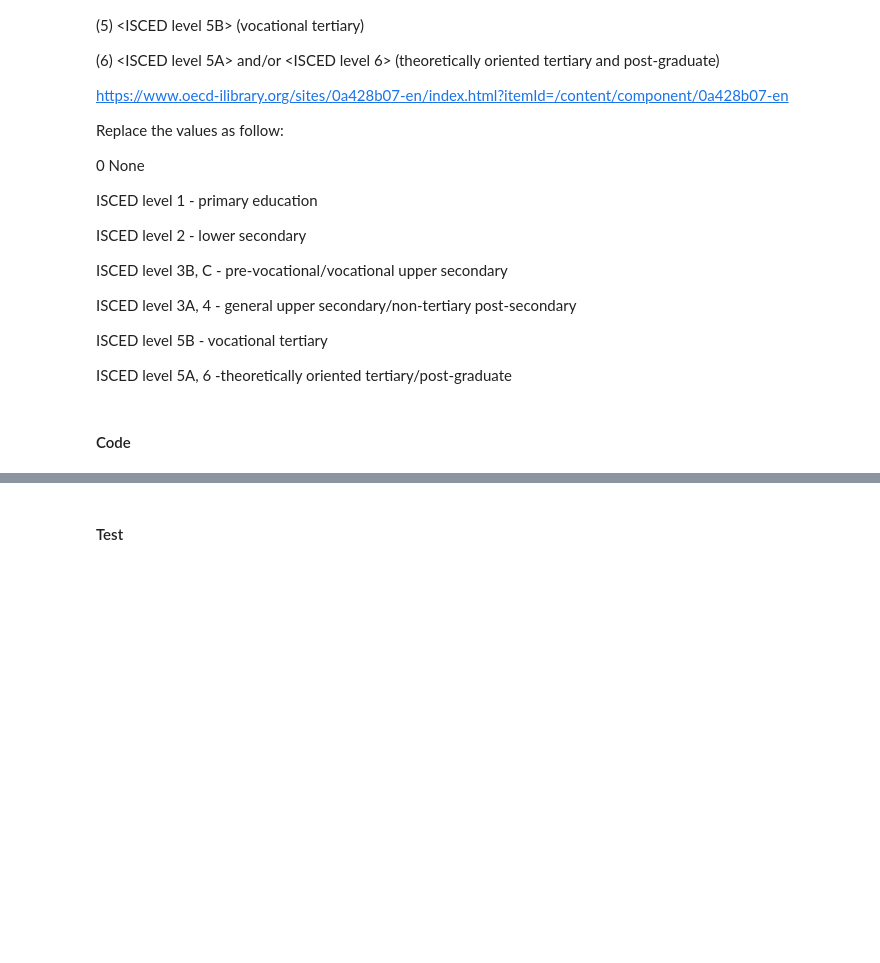
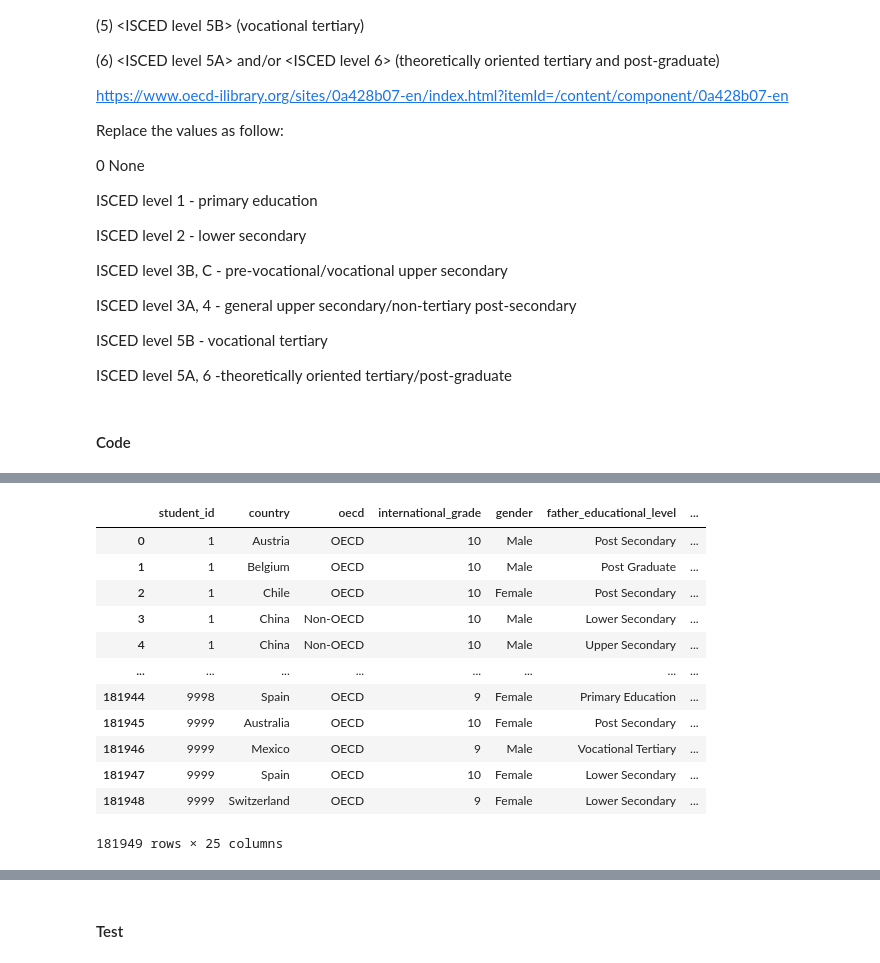
Before and after one commit to Daviedavie100/Pisa2012_data_analysis, a Jupyter notebook: Exploration.ipynb, the cells around one changed output, grey strips where cells are left out. Drawn from its saved outputs; the diff is of its cells as text; code cells hidden in the pictures; blank space fills up the shorter version.

```diff
--- a/Exploration.ipynb
+++ b/Exploration.ipynb
@@ -416,15 +588,15 @@ pisa_zero_na
 # %%
-groupby_cols=[ 'student_id', 'country', 'oecd', 'international_grade', 'gender'] #'school_id',
-other_cols=['student_age', 'perseverance',
+groupby_cols=['student_id', 'country', 'oecd', 'international_grade', 'gender',  'father_educational_level',
+       'mother_educational_level', 'school_desktop_computer', 'home_desktop_computer',
+       'parents_believe_maths_is_important'] #'school_id',
+other_cols=[
+       'student_age',
+       'perseverance',
        'attitude_towards_school_learning_outcomes',
-       'sense_of_belonging_to_school', 'home_possessions',
+       'sense_of_belonging_to_school',
+       'home_possessions',
        'ICT_use_at_home_for_school_tasks',
-       'home_desktop_computer',
-       'parents_believe_maths_is_important',
        'social_economic&cultural_index_status',
-       'father_educational_level',
-       'mother_educational_level',
-       'school_desktop_computer',
        'maths_teacher_classroom_management',
        'ICT_at_school',
        'maths_teacher_support',
@@ -433,11 +605,26 @@ other_cols=['student_age', 'perseverance',
        'score_in_mathematics',
        'score_in_reading',
        'score_in_science',
-       'total_score', 'date_of_birth']
+       'total_score',
+       'date_of_birth'
+       ]
 # %%
-pisa_cleaned=pisa_zero_na.groupby(groupby_cols)[other_cols].mean().reset_index()
-#pisa_cleaned=pisa_zero_na.copy()
-pisa_cleaned
+pisa_cleaned=pisa_clean_df.groupby(groupby_cols)[other_cols].mean().reset_index()
+pisa_cleaned.head(5)
+# %% [output]
+|  | student_id | country | oecd | international_grade | gender | father_educational_level | ... |
+| 0 | 1 | Austria | OECD | 10 | Male | Post Secondary | ... |
+| 1 | 1 | Belgium | OECD | 10 | Male | Post Graduate | ... |
+| 2 | 1 | Chile | OECD | 10 | Female | Post Secondary | ... |
+| 3 | 1 | China | Non-OECD | 10 | Male | Lower Secondary | ... |
+| 4 | 1 | China | Non-OECD | 10 | Male | Upper Secondary | ... |
+| ... | ... | ... | ... | ... | ... | ... | ... |
+| 181944 | 9998 | Spain | OECD | 9 | Female | Primary Education | ... |
+| 181945 | 9999 | Australia | OECD | 10 | Female | Post Secondary | ... |
+| 181946 | 9999 | Mexico | OECD | 9 | Male | Vocational Tertiary | ... |
+| 181947 | 9999 | Spain | OECD | 10 | Female | Lower Secondary | ... |
+| 181948 | 9999 | Switzerland | OECD | 9 | Female | Lower Secondary | ... |
+181949 rows × 25 columns
 # %%
 # save pisa_df as pisa_clean.csv
 pisa_cleaned.reset_index().to_csv('pisa_clean.csv', index=False)
```
Also changed, not shown: parts of 51 cells of this notebook.
